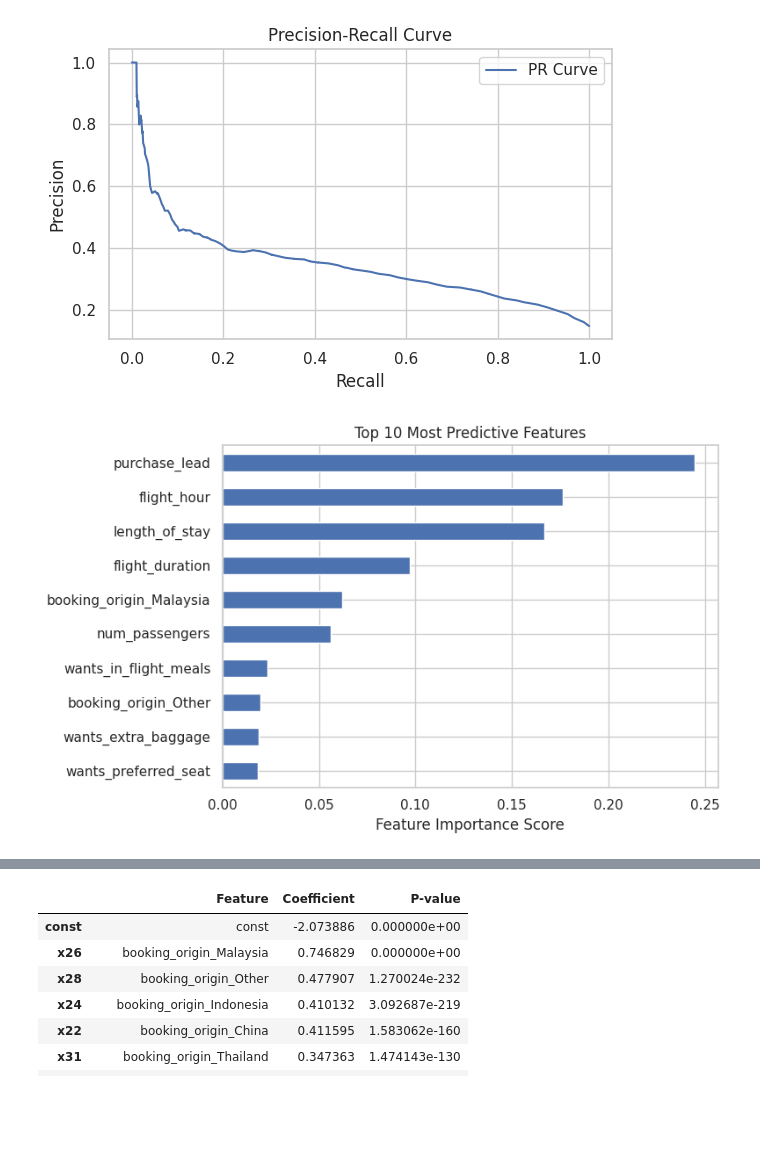
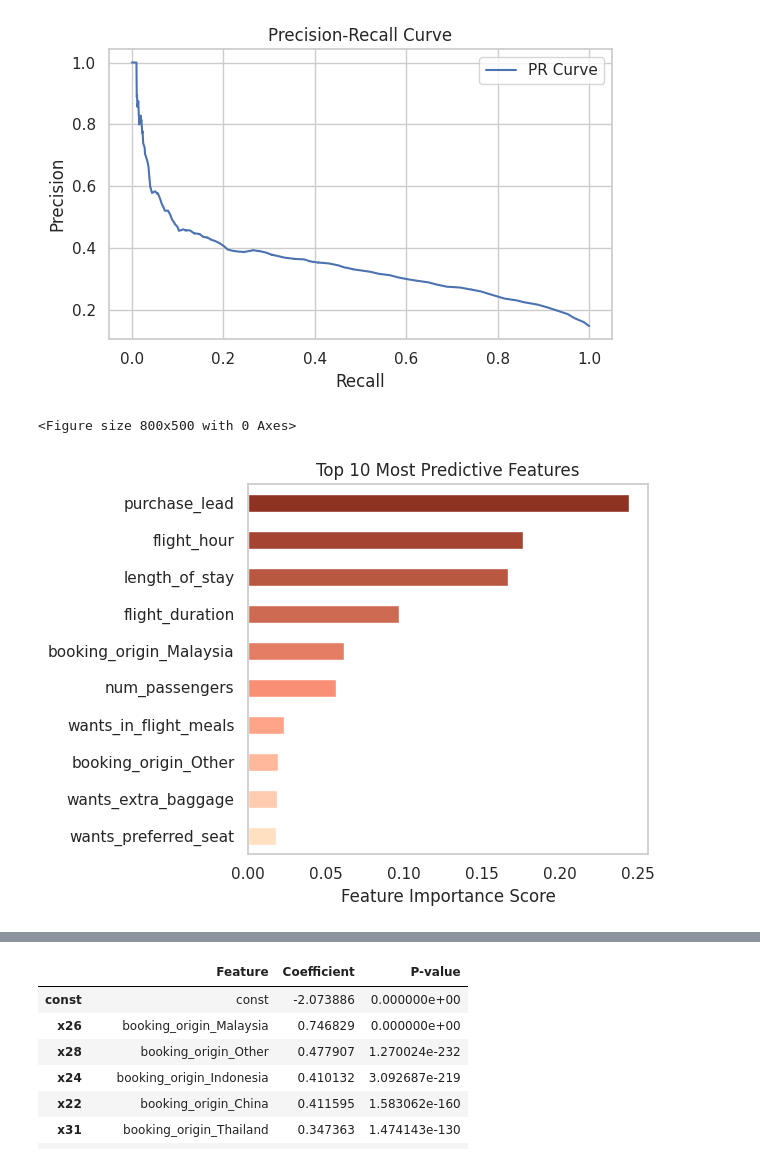
Before and after one commit to JzesatiD/british_airlines_dataproj, a Jupyter notebook: BA_ML.ipynb, the cells around one changed output, grey strips where cells are left out. Cells and saved outputs as stored; diff of their text form; code cells hidden in the pictures; blank space fills up the shorter version.

```diff
--- a/BA_ML.ipynb
+++ b/BA_ML.ipynb
@@ -515,24 +522,26 @@ plt.show()
 # %%
 import pandas as pd
 import matplotlib.pyplot as plt
 
 # Get feature importances from the model
 importances = pd.Series(model.feature_importances_, index=X.columns)
 
 # Sort and plot top 10
 top_importances = importances.sort_values(ascending=False).head(10)
-
+colors = [ '#8e3321', '#a34531', '#b85841', '#ce6a52', '#e47d64', '#f99076',
+          '#ffa488', '#ffb89b', '#ffccaf', '#ffe1c2']
 plt.figure(figsize=(8, 5))
 fig = plt.figure(facecolor='white')
-top_importances.plot(kind='barh')
+top_importances.plot(kind='barh', color = colors)
 plt.title("Top 10 Most Predictive Features")
 plt.xlabel("Feature Importance Score")
 plt.gca().invert_yaxis()
 plt.tight_layout()
 plt.grid(False)
 plt.show()
 # %% [output]
+<Figure size 800x500 with 0 Axes>
-[figure, old version]
+[figure, new version]
 # %%
 from sklearn.preprocessing import StandardScaler
 
```
Also changed, not shown: parts of 5 cells of this notebook.
